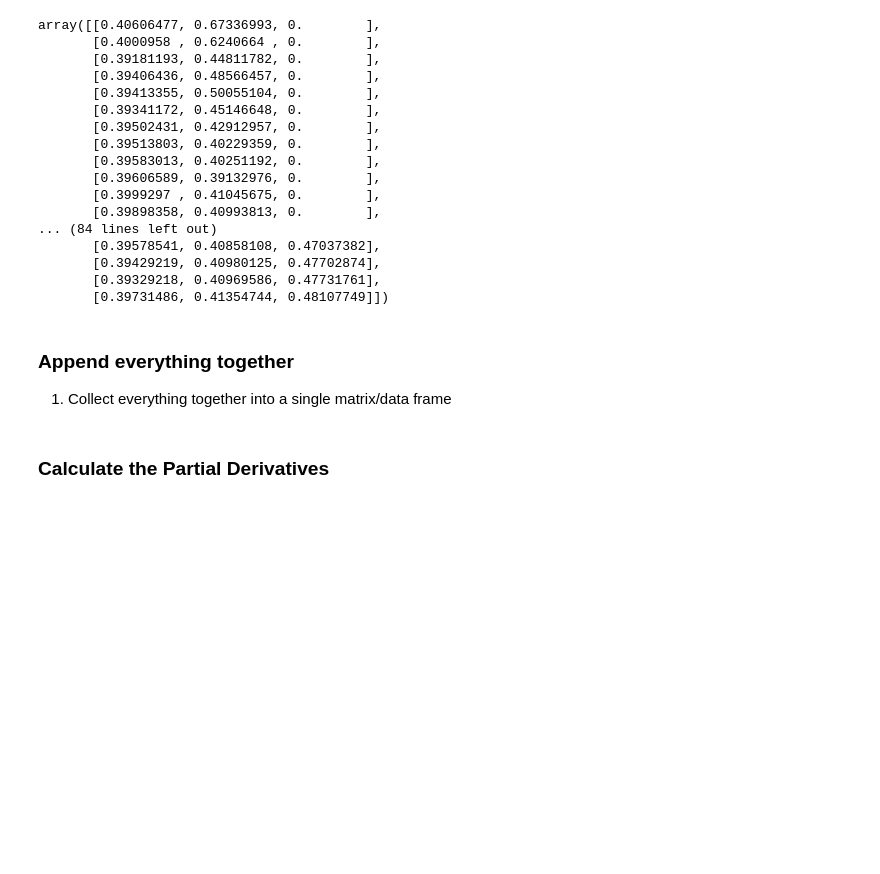
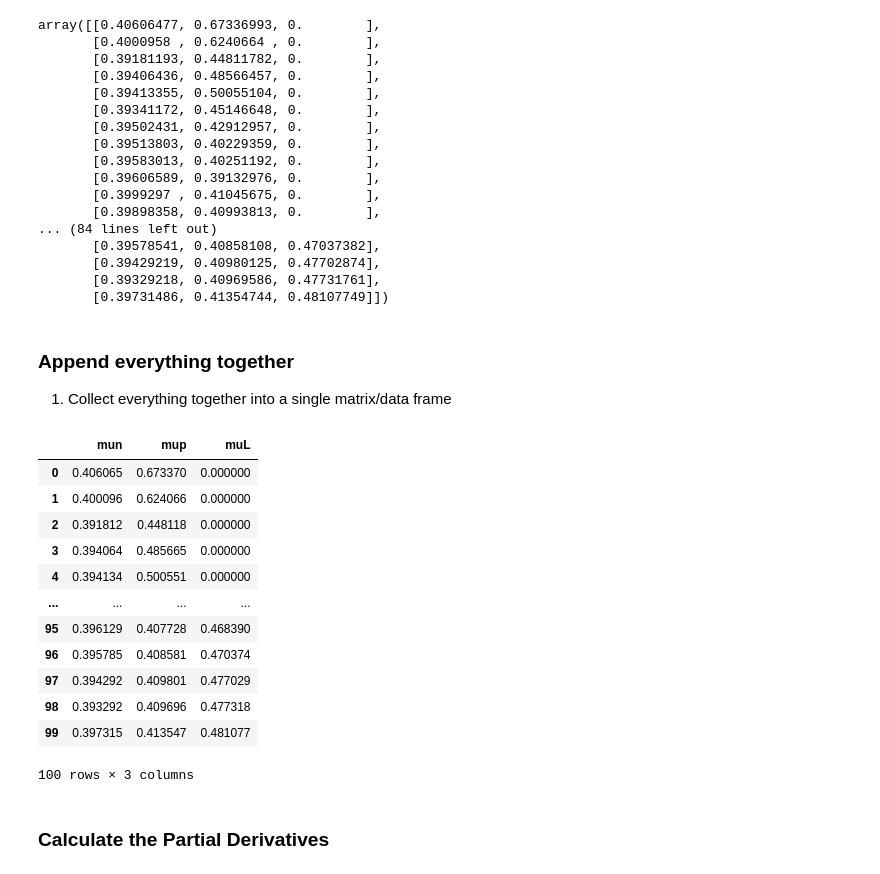
Before and after one commit to thevinhtran/chemical_potential, a Jupyter notebook: Chemical_Potential.ipynb, the cells around one changed output. Cells and saved outputs as stored; diff of their text form; code cells hidden in the pictures; blank space fills up the shorter version.

```diff
--- a/Chemical_Potential.ipynb
+++ b/Chemical_Potential.ipynb
@@ -364,6 +364,23 @@ array([[0.40606477, 0.67336993, 0.        ],
 # %% [markdown]
 ### Append everything together
 1. Collect everything together into a single matrix/data frame
+# %%
+chem_pot = pd.DataFrame(chem_pot, columns = ['mun', 'mup', 'muL'])
+everything = []
+# %% [output]
+|  | mun | mup | muL |
+| 0 | 0.406065 | 0.673370 | 0.000000 |
+| 1 | 0.400096 | 0.624066 | 0.000000 |
+| 2 | 0.391812 | 0.448118 | 0.000000 |
+| 3 | 0.394064 | 0.485665 | 0.000000 |
+| 4 | 0.394134 | 0.500551 | 0.000000 |
+| ... | ... | ... | ... |
+| 95 | 0.396129 | 0.407728 | 0.468390 |
+| 96 | 0.395785 | 0.408581 | 0.470374 |
+| 97 | 0.394292 | 0.409801 | 0.477029 |
+| 98 | 0.393292 | 0.409696 | 0.477318 |
+| 99 | 0.397315 | 0.413547 | 0.481077 |
+100 rows × 3 columns
 # %% [markdown]
 ### Calculate the Partial Derivatives
 # %%
```
Also changed, not shown: parts of 2 cells of this notebook.
